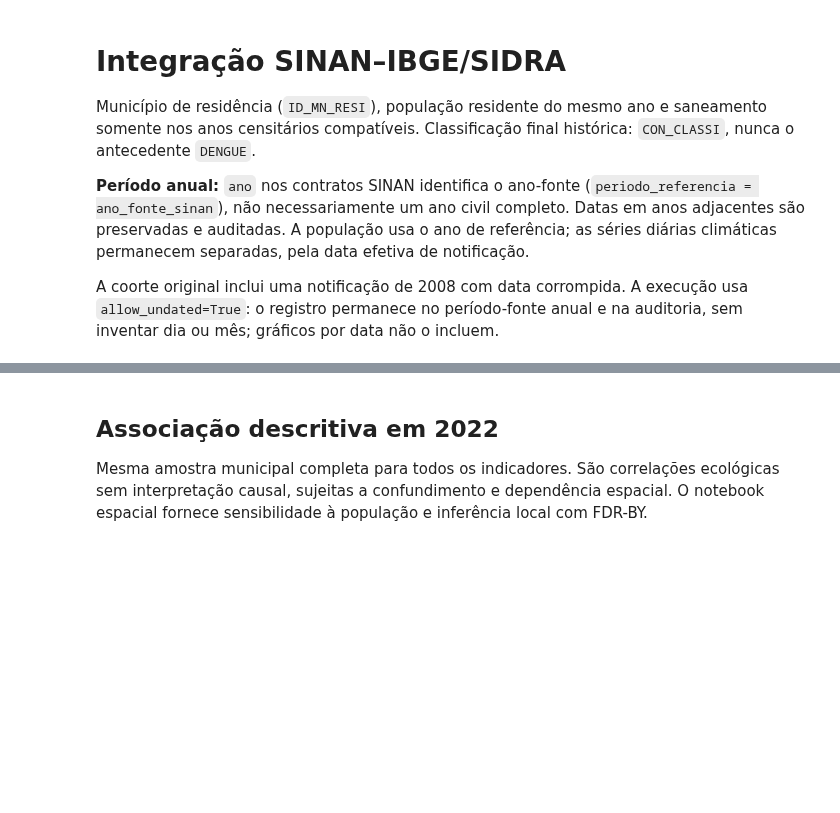
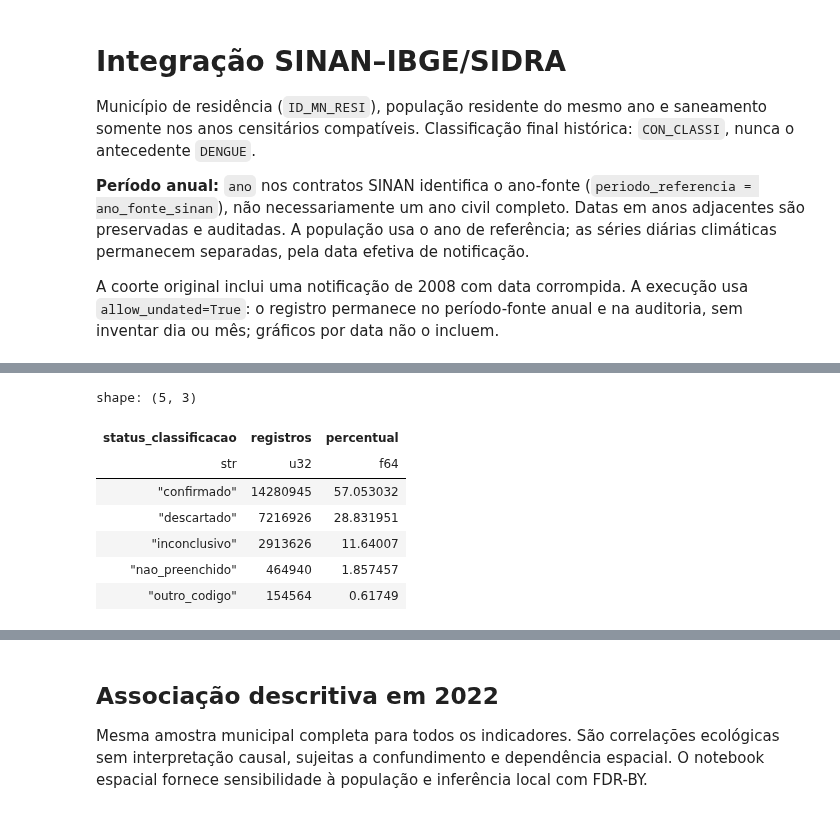
Before and after one commit to Romulol-B/Pysus-IBGE, a Jupyter notebook: NSEI/integracao_sinan_saneamento.ipynb, the cells around one changed output, grey strips where cells are left out. Cells and saved outputs as stored; diff of their text form; code cells hidden in the pictures; blank space fills up the shorter version.

```diff
--- a/NSEI/integracao_sinan_saneamento.ipynb
+++ b/NSEI/integracao_sinan_saneamento.ipynb
@@ -59,3 +59,28 @@ shape: (2, 6)
 | i64 | i64 | i64 | i64 | i64 | i64 |
 | 2010 | 5565 | 4572 | 5565 | 1381060 | 869169 |
 | 2022 | 5570 | 5017 | 5570 | 1399370 | 1250896 |
+# %%
+classificacao = (
+    dados['classificacao']
+    .group_by('status_classificacao')
+    .agg(pl.col('registros').sum())
+    .with_columns(
+        (pl.col('registros') / pl.col('registros').sum() * 100).alias('percentual')
+    )
+    .sort('registros', descending=True)
+)
+display(classificacao)
+fig = px.bar(
+    classificacao.to_pandas(), x='status_classificacao', y='registros',
+    text_auto='.3s', title='Classificação das notificações SINAN — anos-fonte disponíveis',
+)
+fig.show()
+# %% [output]
+shape: (5, 3)
+| status_classificacao | registros | percentual |
+| str | u32 | f64 |
+| "confirmado" | 14280945 | 57.053032 |
+| "descartado" | 7216926 | 28.831951 |
+| "inconclusivo" | 2913626 | 11.64007 |
+| "nao_preenchido" | 464940 | 1.857457 |
+| "outro_codigo" | 154564 | 0.61749 |
```
Also changed, not shown: parts of 3 cells of this notebook, 8 other files.
